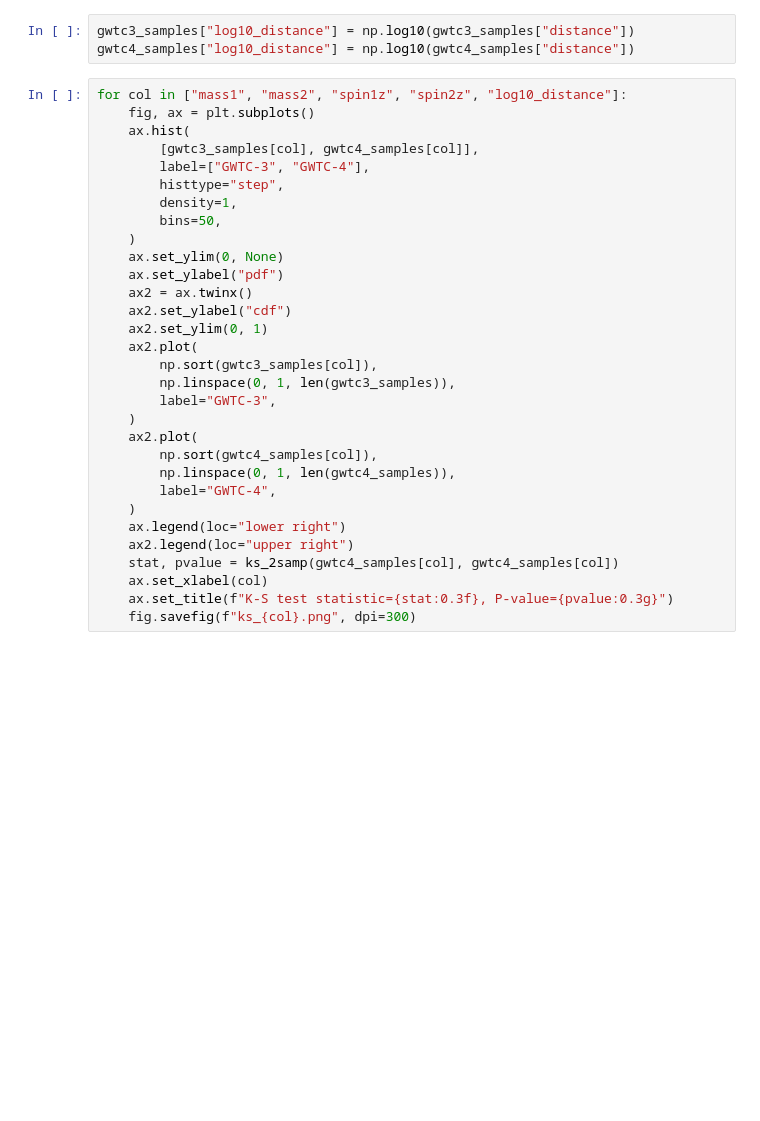
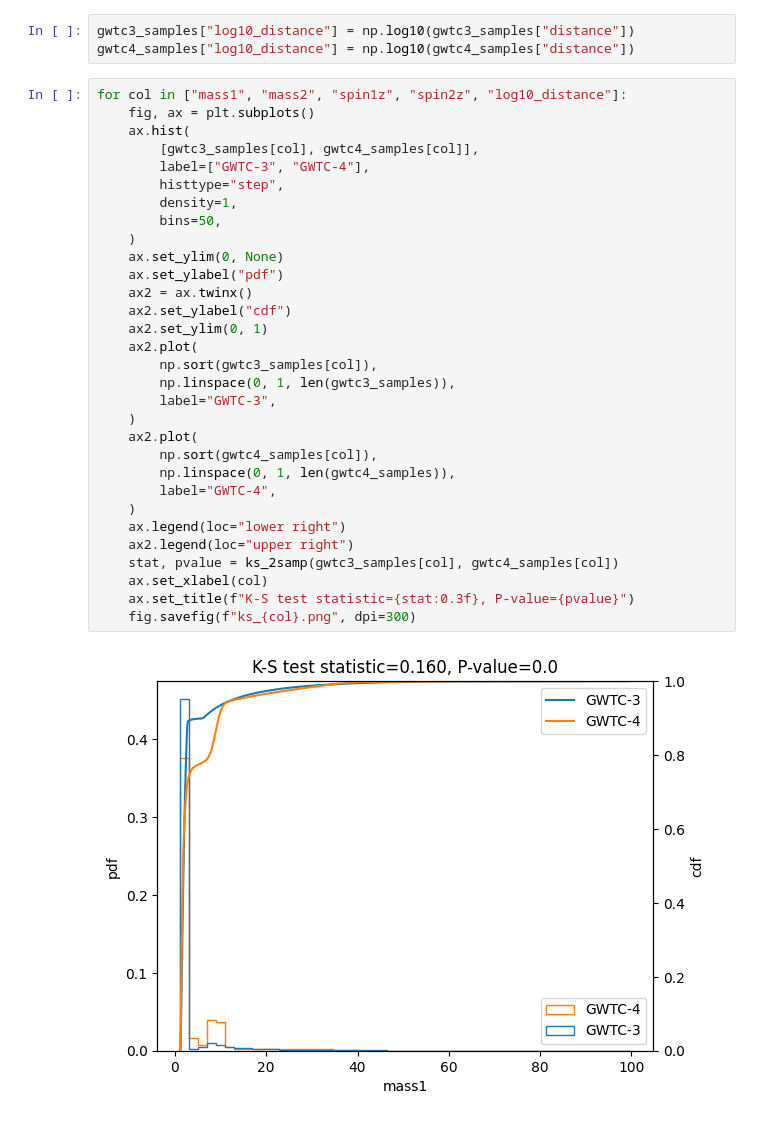
Before and after one commit to weizmannk/GWTC-4-distribution, a Jupyter notebook: distribustion_check.ipynb, the cells around one changed output. Cells and saved outputs as stored; diff of their text form; blank space fills up the shorter version.

Commit message:
Compared GWTC-3 vs GWTC-4

```diff
--- a/distribustion_check.ipynb
+++ b/distribustion_check.ipynb
@@ -312,31 +338,33 @@ gwtc4_samples["log10_distance"] = np.log10(gwtc4_samples["distance"])
 # %%
 for col in ["mass1", "mass2", "spin1z", "spin2z", "log10_distance"]:
     fig, ax = plt.subplots()
     ax.hist(
         [gwtc3_samples[col], gwtc4_samples[col]],
         label=["GWTC-3", "GWTC-4"],
         histtype="step",
         density=1,
         bins=50,
     )
     ax.set_ylim(0, None)
     ax.set_ylabel("pdf")
     ax2 = ax.twinx()
     ax2.set_ylabel("cdf")
     ax2.set_ylim(0, 1)
     ax2.plot(
         np.sort(gwtc3_samples[col]),
         np.linspace(0, 1, len(gwtc3_samples)),
         label="GWTC-3",
     )
     ax2.plot(
         np.sort(gwtc4_samples[col]),
         np.linspace(0, 1, len(gwtc4_samples)),
         label="GWTC-4",
     )
     ax.legend(loc="lower right")
     ax2.legend(loc="upper right")
-    stat, pvalue = ks_2samp(gwtc4_samples[col], gwtc4_samples[col])
+    stat, pvalue = ks_2samp(gwtc3_samples[col], gwtc4_samples[col])
     ax.set_xlabel(col)
-    ax.set_title(f"K-S test statistic={stat:0.3f}, P-value={pvalue:0.3g}")
+    ax.set_title(f"K-S test statistic={stat:0.3f}, P-value={pvalue}")
     fig.savefig(f"ks_{col}.png", dpi=300)
+# %% [output]
+[figure, added]
```
Also changed, not shown: parts of 7 cells of this notebook, 5 other files.
